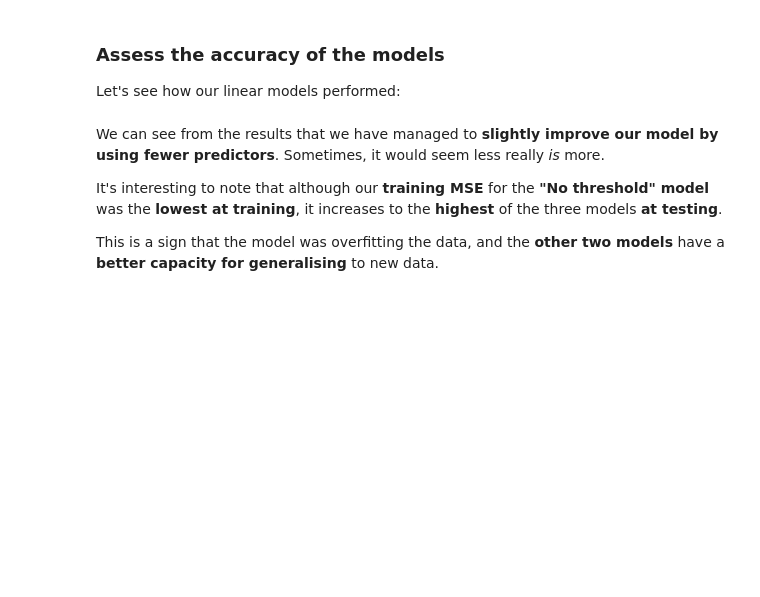
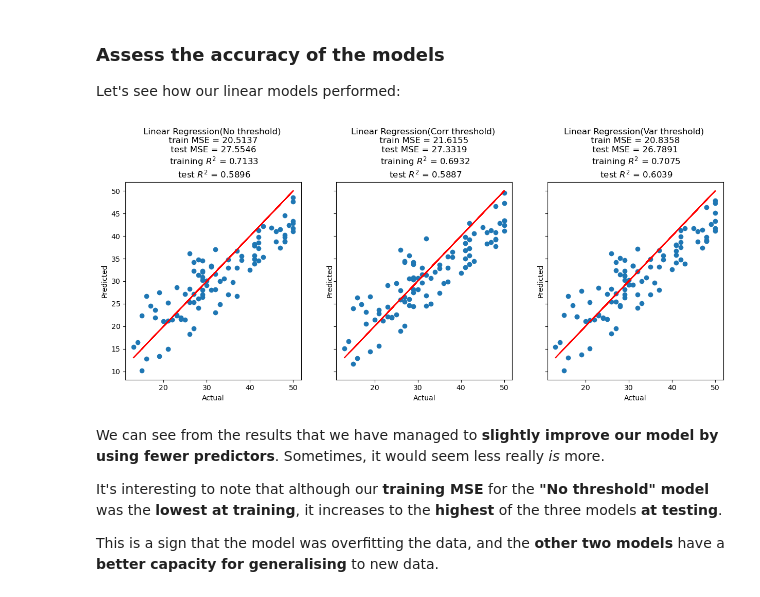
Before and after one commit to kariukikihoro/Regression-work, a Jupyter notebook: Variables_and_variable_selection_examples.ipynb, the cells around one changed output. Saved outputs shown, nothing was run; the diff lists cells and outputs as text; code cells hidden in the pictures; blank space fills up the shorter version.

```diff
--- a/Variables_and_variable_selection_examples.ipynb
+++ b/Variables_and_variable_selection_examples.ipynb
@@ -578,34 +808,36 @@ Let's see how our linear models performed:
 f, ax = plt.subplots(figsize=(15, 5), nrows=1, ncols=3, sharey=True)
 
 # Create list of titles and predictions to use in for loop
 train_pred = [lm.predict(X_train),
               lm_corr.predict(X_corr_train),
               lm_var.predict(X_var_train)]
 test_pred = [lm.predict(X_test),
              lm_corr.predict(X_corr_test),
              lm_var.predict(X_var_test)]
 title = ['No threshold', 'Corr threshold', 'Var threshold']
 
 # Key:
 # No threshold - linear regression with all predictive variables
 # Corr threshold - linear regression with correlation thresholded predictive variables
 # Var threshold - linear regression with variance thresholded predictive variables
 
 
 # Loop through all axes to plot each model's results
 for i in range(3):
     test_mse = round(mean_squared_error(test_pred[i], y_test), 4)
     test_r2 = round(r2_score(test_pred[i], y_test), 4)
     train_mse = round(mean_squared_error(train_pred[i], y_train), 4)
     train_r2 = round(r2_score(train_pred[i], y_train), 4)
     title_str = f"Linear Regression({title[i]}) \n train MSE = {train_mse} \n " + \
                 f"test MSE = {test_mse} \n training $R^{2}$ = {train_r2} \n " + \
                 f"test $R^{2}$ = {test_r2}"
     ax[i].set_title(title_str)
     ax[i].set_xlabel('Actual')
     ax[i].set_ylabel('Predicted')
-    ax[i].plot(y_test, y_test, 'r')
+    ax[i].plot(y_test.values, y_test.values, 'r')
     ax[i].scatter(y_test, test_pred[i])
+# %% [output]
+[figure, added]
 # %% [markdown]
 We can see from the results that we have managed to **slightly improve our model by using fewer predictors**. Sometimes, it would seem less really *is* more.
 
```
Also changed, not shown: parts of 30 cells of this notebook, 1 other file.
